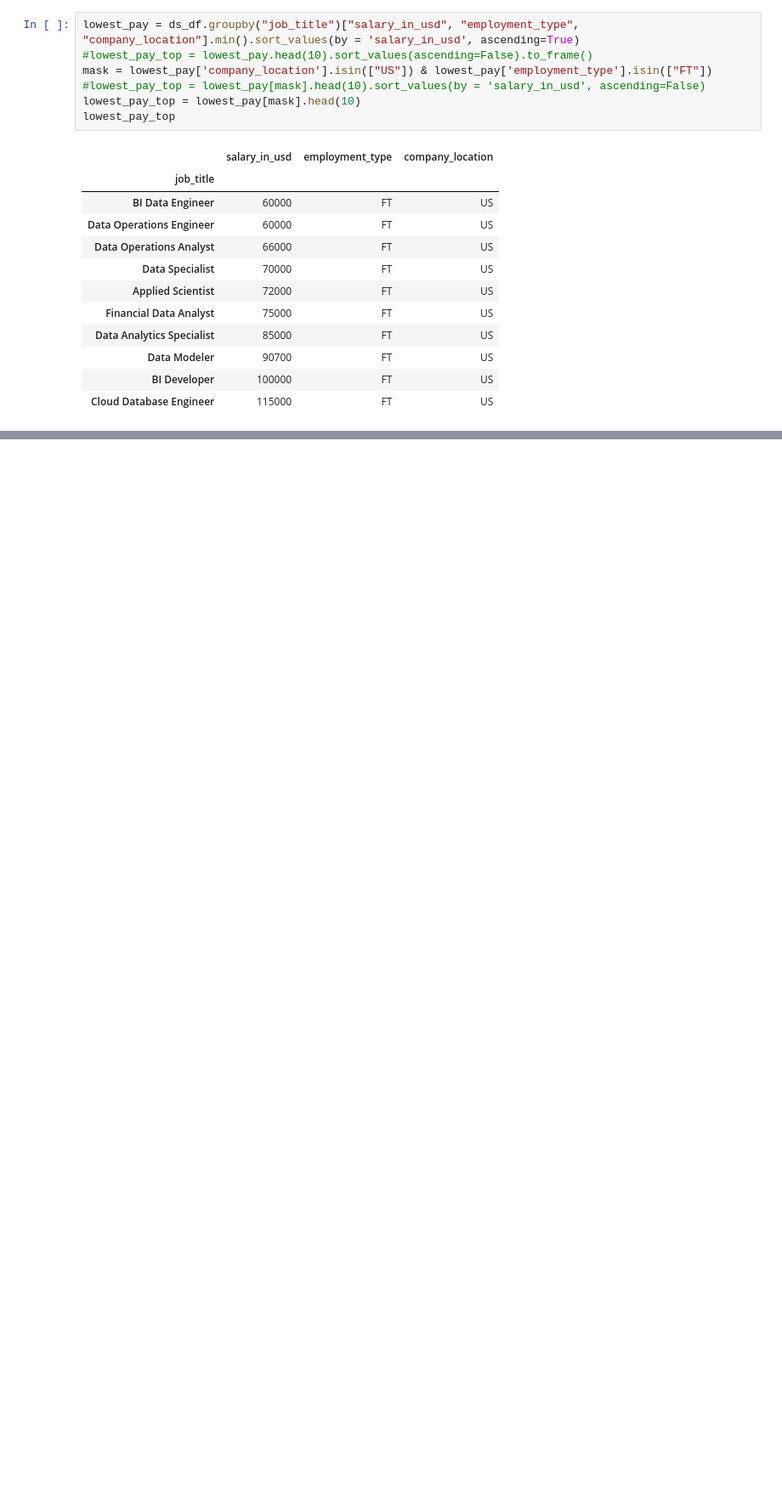
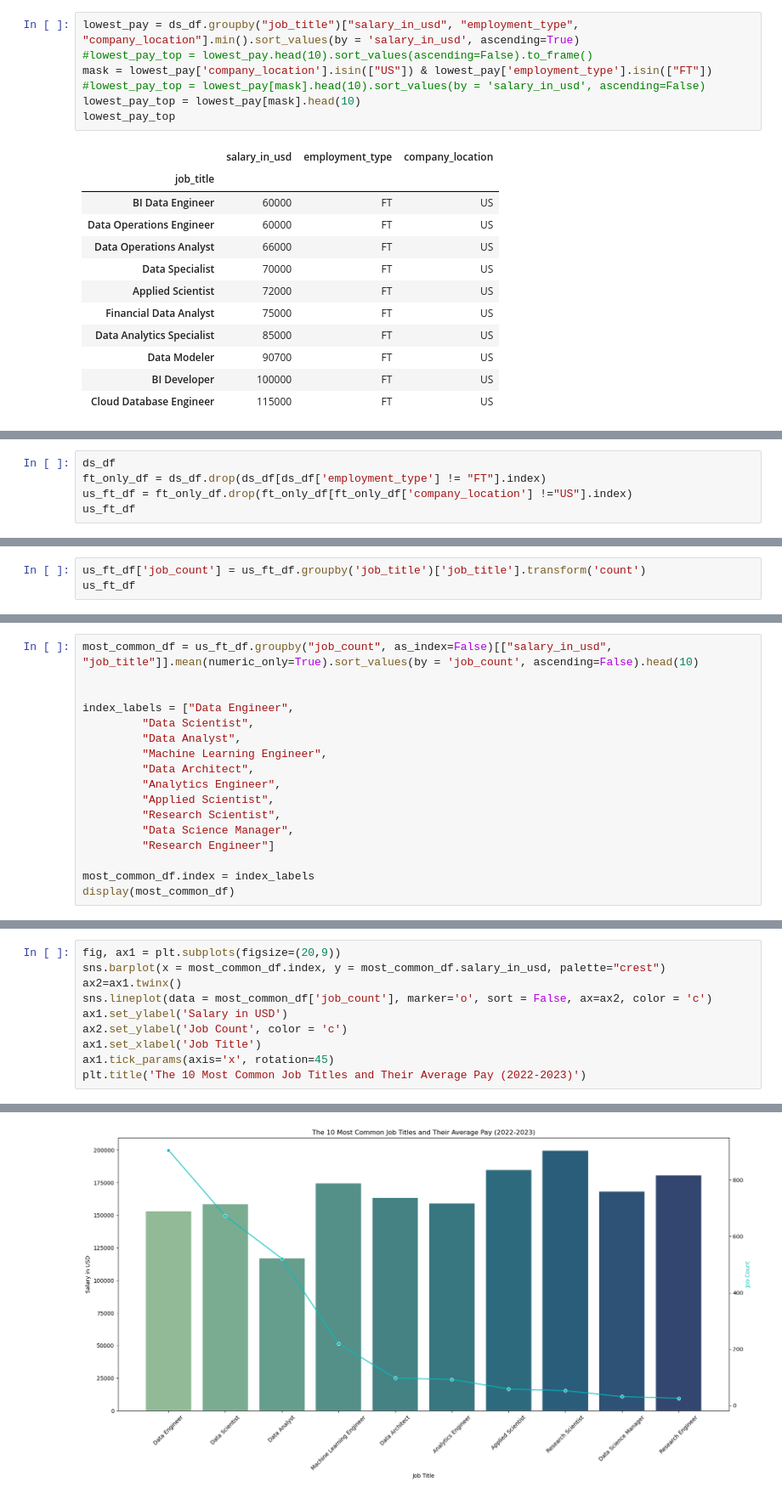
Before and after one commit to joshlynj/ds_salaries, a Jupyter notebook: notebooks/eda.ipynb, the cells around one changed output, grey strips where cells are left out. Shown at 85% size. Drawn from its saved outputs; the diff is of its cells as text; blank space fills up the shorter version.

Commit message:
finished the graph for the most common jobs and their average pay

```diff
--- a/notebooks/eda.ipynb
+++ b/notebooks/eda.ipynb
@@ -235,0 +236,5 @@ Text(0.5, 1.0, 'The 10 Lowest Paid Data Science Jobs (2022-2023)')
+# %%
+ds_df
+ft_only_df = ds_df.drop(ds_df[ds_df['employment_type'] != "FT"].index)
+us_ft_df = ft_only_df.drop(ft_only_df[ft_only_df['company_location'] !="US"].index)
+us_ft_df
@@ -235,0 +255,3 @@ Text(0.5, 1.0, 'The 10 Lowest Paid Data Science Jobs (2022-2023)')
+# %%
+us_ft_df['job_count'] = us_ft_df.groupby('job_title')['job_title'].transform('count')
+us_ft_df
@@ -235,0 +289,17 @@ Text(0.5, 1.0, 'The 10 Lowest Paid Data Science Jobs (2022-2023)')
+# %%
+most_common_df = us_ft_df.groupby("job_count", as_index=False)[["salary_in_usd", "job_title"]].mean(numeric_only=True).sort_values(by = 'job_count', ascending=False).head(10)
+
+
+index_labels = ["Data Engineer",
+         "Data Scientist",
+         "Data Analyst",
+         "Machine Learning Engineer",
+         "Data Architect",
+         "Analytics Engineer",
+         "Applied Scientist",
+         "Research Scientist",
+         "Data Science Manager",
+         "Research Engineer"]
+
+most_common_df.index = index_labels
+display(most_common_df)
@@ -235,0 +318,11 @@ Text(0.5, 1.0, 'The 10 Lowest Paid Data Science Jobs (2022-2023)')
+# %%
+fig, ax1 = plt.subplots(figsize=(20,9))
+sns.barplot(x = most_common_df.index, y = most_common_df.salary_in_usd, palette="crest")
+ax2=ax1.twinx()
+sns.lineplot(data = most_common_df['job_count'], marker='o', sort = False, ax=ax2, color = 'c')
+ax1.set_ylabel('Salary in USD')
+ax2.set_ylabel('Job Count', color = 'c')
+ax1.set_xlabel('Job Title')
+ax1.tick_params(axis='x', rotation=45)
+plt.title('The 10 Most Common Job Titles and Their Average Pay (2022-2023)')
+# %% [output]
@@ -235,0 +330 @@ Text(0.5, 1.0, 'The 10 Lowest Paid Data Science Jobs (2022-2023)')
+[figure, added]
```
Also changed, not shown: parts of 7 cells of this notebook.
